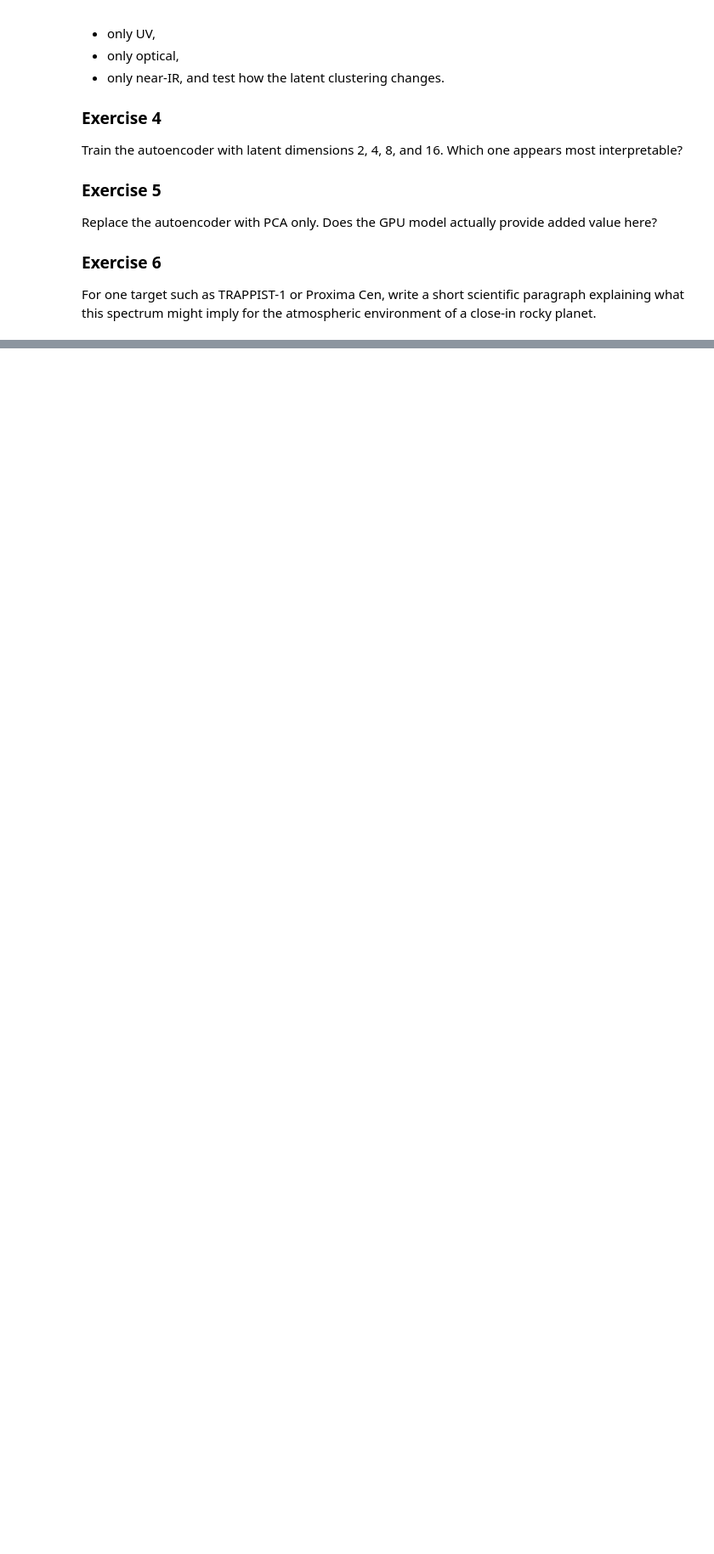
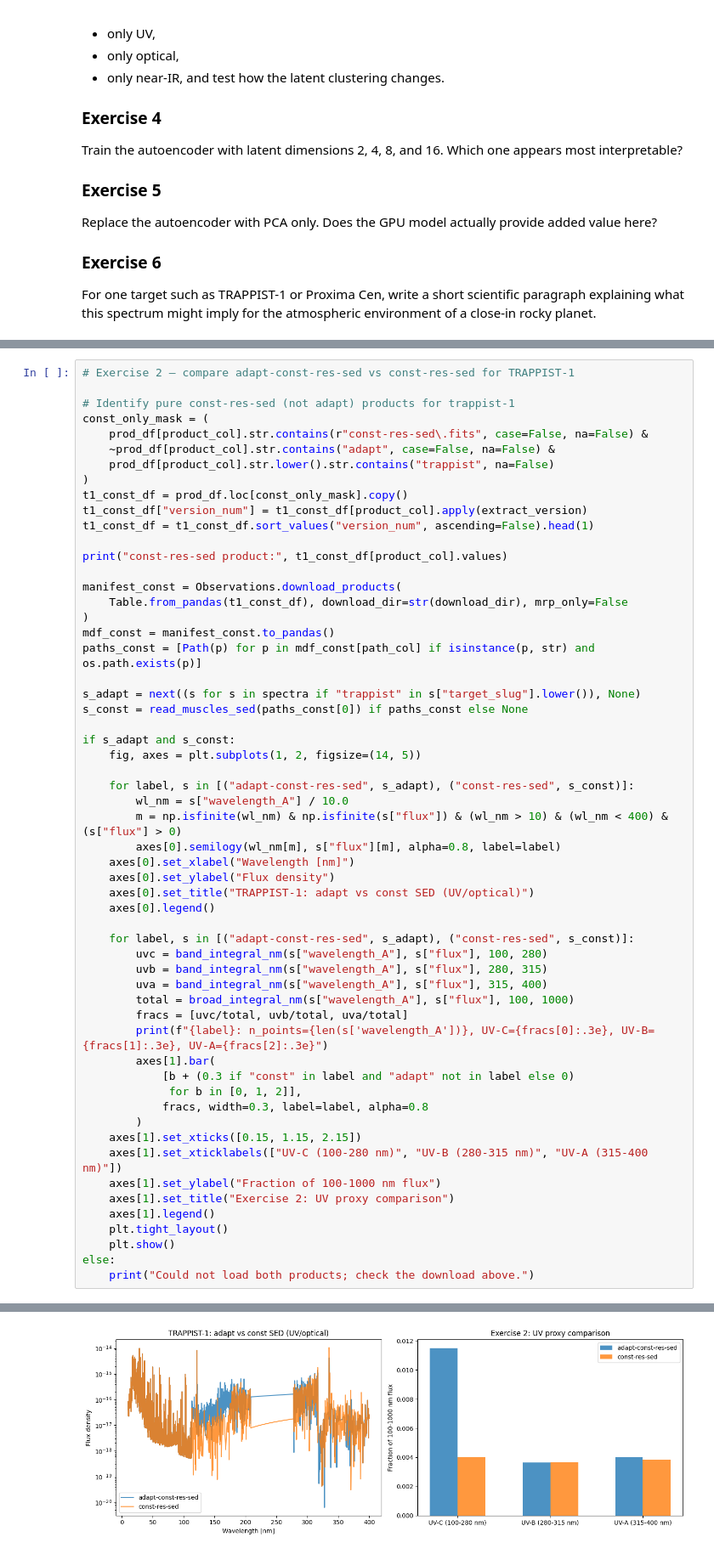
Before and after one commit to IsaacLP/Computational-Astrobiology, a Jupyter notebook: tutorials/7/computational_astrobiology_real_spectra_gpu_colab.ipynb, the cells around one changed output, grey strips where cells are left out. Shown at 85% size. Cells and saved outputs as stored; diff of their text form; blank space fills up the shorter version.

```diff
--- a/tutorials/7/computational_astrobiology_real_spectra_gpu_colab.ipynb
+++ b/tutorials/7/computational_astrobiology_real_spectra_gpu_colab.ipynb
@@ -1014,0 +1089,58 @@ For one target such as TRAPPIST-1 or Proxima Cen, write a short scientific parag
+# %%
+# Exercise 2 — compare adapt-const-res-sed vs const-res-sed for TRAPPIST-1
+
+# Identify pure const-res-sed (not adapt) products for trappist-1
+const_only_mask = (
+    prod_df[product_col].str.contains(r"const-res-sed\.fits", case=False, na=False) &
+    ~prod_df[product_col].str.contains("adapt", case=False, na=False) &
+    prod_df[product_col].str.lower().str.contains("trappist", na=False)
+)
+t1_const_df = prod_df.loc[const_only_mask].copy()
+t1_const_df["version_num"] = t1_const_df[product_col].apply(extract_version)
+t1_const_df = t1_const_df.sort_values("version_num", ascending=False).head(1)
+
+print("const-res-sed product:", t1_const_df[product_col].values)
+
+manifest_const = Observations.download_products(
+    Table.from_pandas(t1_const_df), download_dir=str(download_dir), mrp_only=False
+)
+mdf_const = manifest_const.to_pandas()
+paths_const = [Path(p) for p in mdf_const[path_col] if isinstance(p, str) and os.path.exists(p)]
+
+s_adapt = next((s for s in spectra if "trappist" in s["target_slug"].lower()), None)
+s_const = read_muscles_sed(paths_const[0]) if paths_const else None
+
+if s_adapt and s_const:
+    fig, axes = plt.subplots(1, 2, figsize=(14, 5))
+
+    for label, s in [("adapt-const-res-sed", s_adapt), ("const-res-sed", s_const)]:
+        wl_nm = s["wavelength_A"] / 10.0
+        m = np.isfinite(wl_nm) & np.isfinite(s["flux"]) & (wl_nm > 10) & (wl_nm < 400) & (s["flux"] > 0)
+        axes[0].semilogy(wl_nm[m], s["flux"][m], alpha=0.8, label=label)
+    axes[0].set_xlabel("Wavelength [nm]")
+    axes[0].set_ylabel("Flux density")
+    axes[0].set_title("TRAPPIST-1: adapt vs const SED (UV/optical)")
+    axes[0].legend()
+
+    for label, s in [("adapt-const-res-sed", s_adapt), ("const-res-sed", s_const)]:
+        uvc = band_integral_nm(s["wavelength_A"], s["flux"], 100, 280)
+        uvb = band_integral_nm(s["wavelength_A"], s["flux"], 280, 315)
+        uva = band_integral_nm(s["wavelength_A"], s["flux"], 315, 400)
+        total = broad_integral_nm(s["wavelength_A"], s["flux"], 100, 1000)
+        fracs = [uvc/total, uvb/total, uva/total]
+        print(f"{label}: n_points={len(s['wavelength_A'])}, UV-C={fracs[0]:.3e}, UV-B={fracs[1]:.3e}, UV-A={fracs[2]:.3e}")
+        axes[1].bar(
+            [b + (0.3 if "const" in label and "adapt" not in label else 0)
+             for b in [0, 1, 2]],
+            fracs, width=0.3, label=label, alpha=0.8
+        )
+    axes[1].set_xticks([0.15, 1.15, 2.15])
+    axes[1].set_xticklabels(["UV-C (100-280 nm)", "UV-B (280-315 nm)", "UV-A (315-400 nm)"])
+    axes[1].set_ylabel("Fraction of 100-1000 nm flux")
+    axes[1].set_title("Exercise 2: UV proxy comparison")
+    axes[1].legend()
+    plt.tight_layout()
+    plt.show()
+else:
+    print("Could not load both products; check the download above.")
+# %% [output]
@@ -1014,0 +1151 @@ For one target such as TRAPPIST-1 or Proxima Cen, write a short scientific parag
+[figure, added]
```
Also changed, not shown: parts of 20 cells of this notebook, 2 other files.
